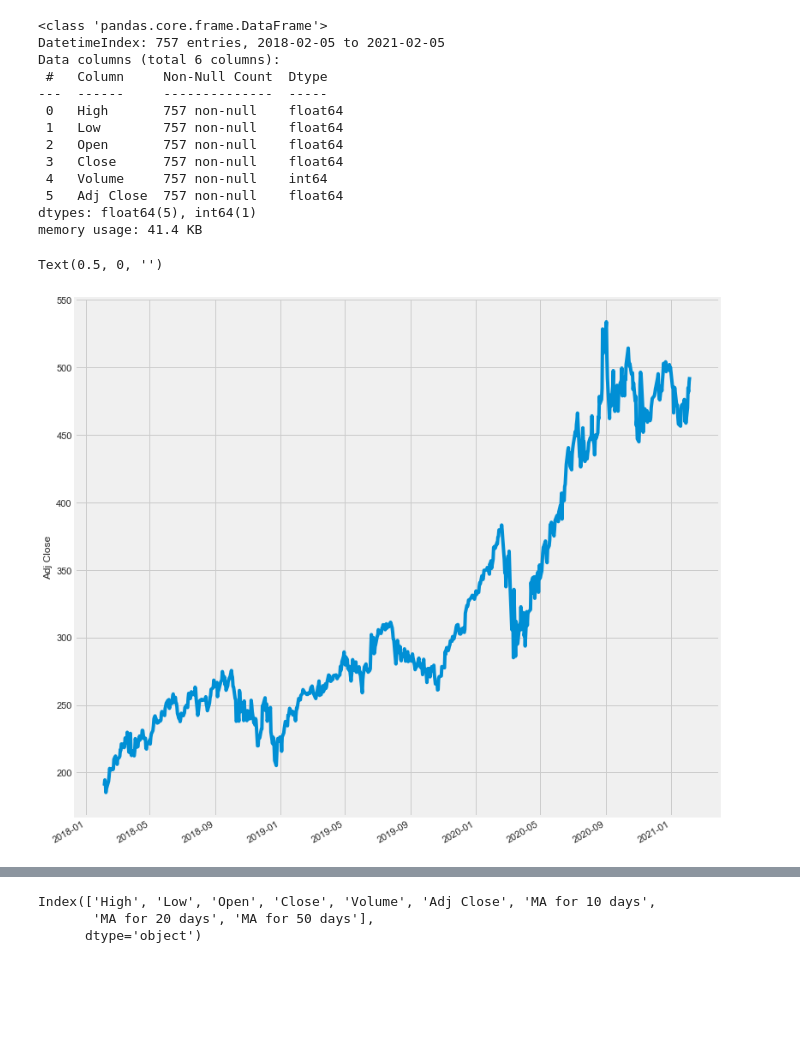
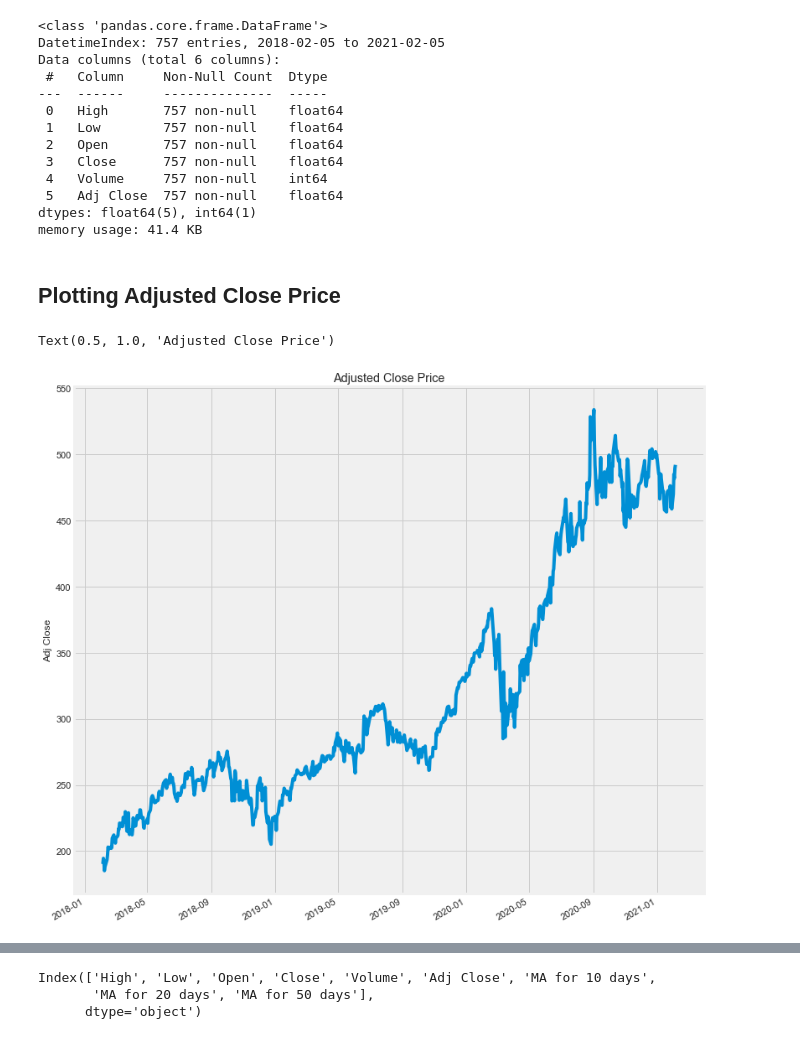
Before and after one commit to adharangaonkar/Machine-Learning-in-Finance, a Jupyter notebook: Adobe Stocks Project/Probability Distribution Analysis - Adobe Stocks.ipynb, the cells around one changed output, grey strips where cells are left out. Cells and saved outputs as stored; diff of their text form; code cells hidden in the pictures; blank space fills up the shorter version.

```diff
--- a/Adobe Stocks Project/Probability Distribution Analysis - Adobe Stocks.ipynb
+++ b/Adobe Stocks Project/Probability Distribution Analysis - Adobe Stocks.ipynb
@@ -66,14 +70,16 @@ Data columns (total 6 columns):
  5   Adj Close  757 non-null    float64
 dtypes: float64(5), int64(1)
 memory usage: 41.4 KB
+# %% [markdown]
+## Plotting Adjusted Close Price
 # %%
 plt.figure(figsize=(12, 8))
 plt.subplots_adjust(top=1.25, bottom=1.2)
 
 adobe['Adj Close'].plot()
 plt.ylabel('Adj Close')
 plt.xlabel(None)
-# plt.title(f"{tech_list[i - 1]}")
+plt.title("Adjusted Close Price")
 # %% [output]
-Text(0.5, 0, '')
+Text(0.5, 1.0, 'Adjusted Close Price')
-[figure, old version]
+[figure, new version]
```
Also changed, not shown: parts of 42 cells of this notebook.
